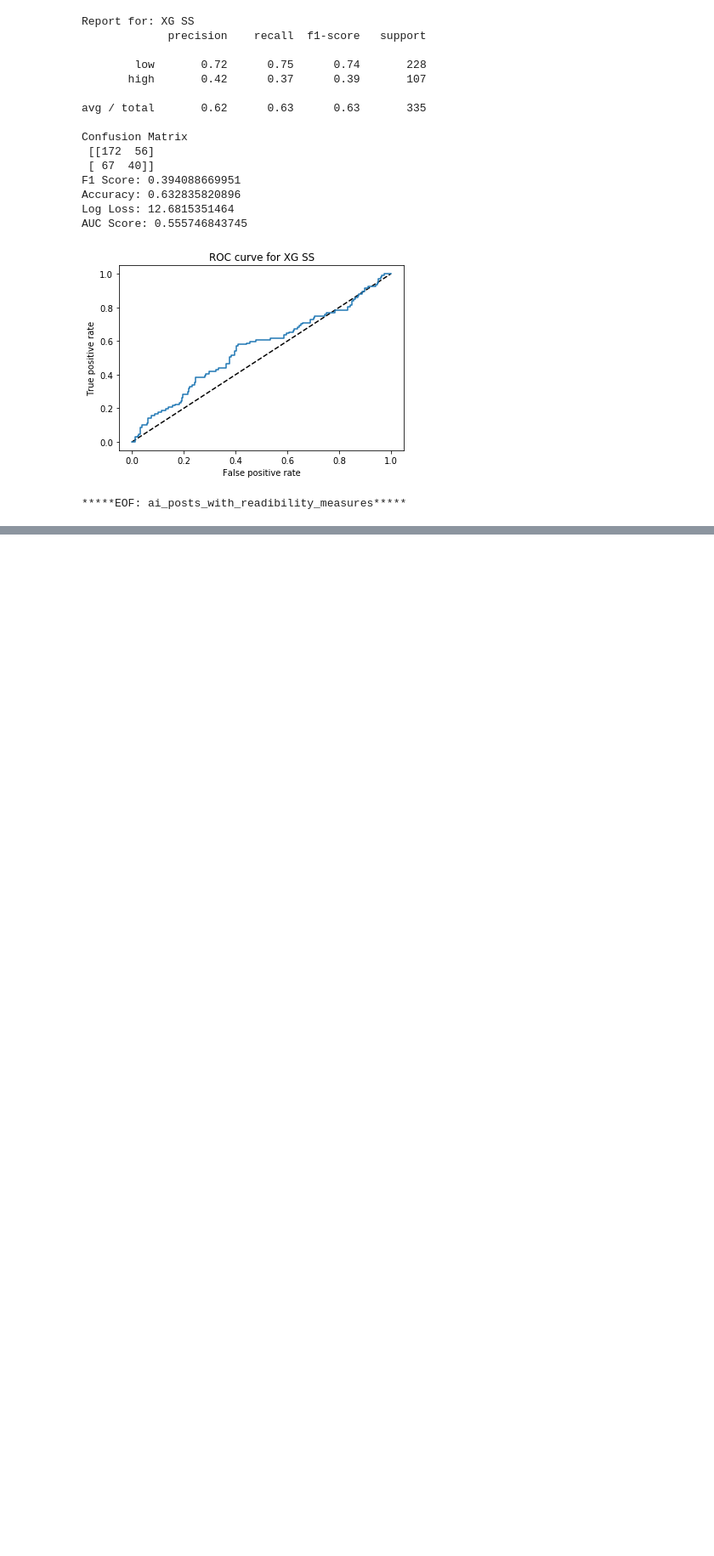
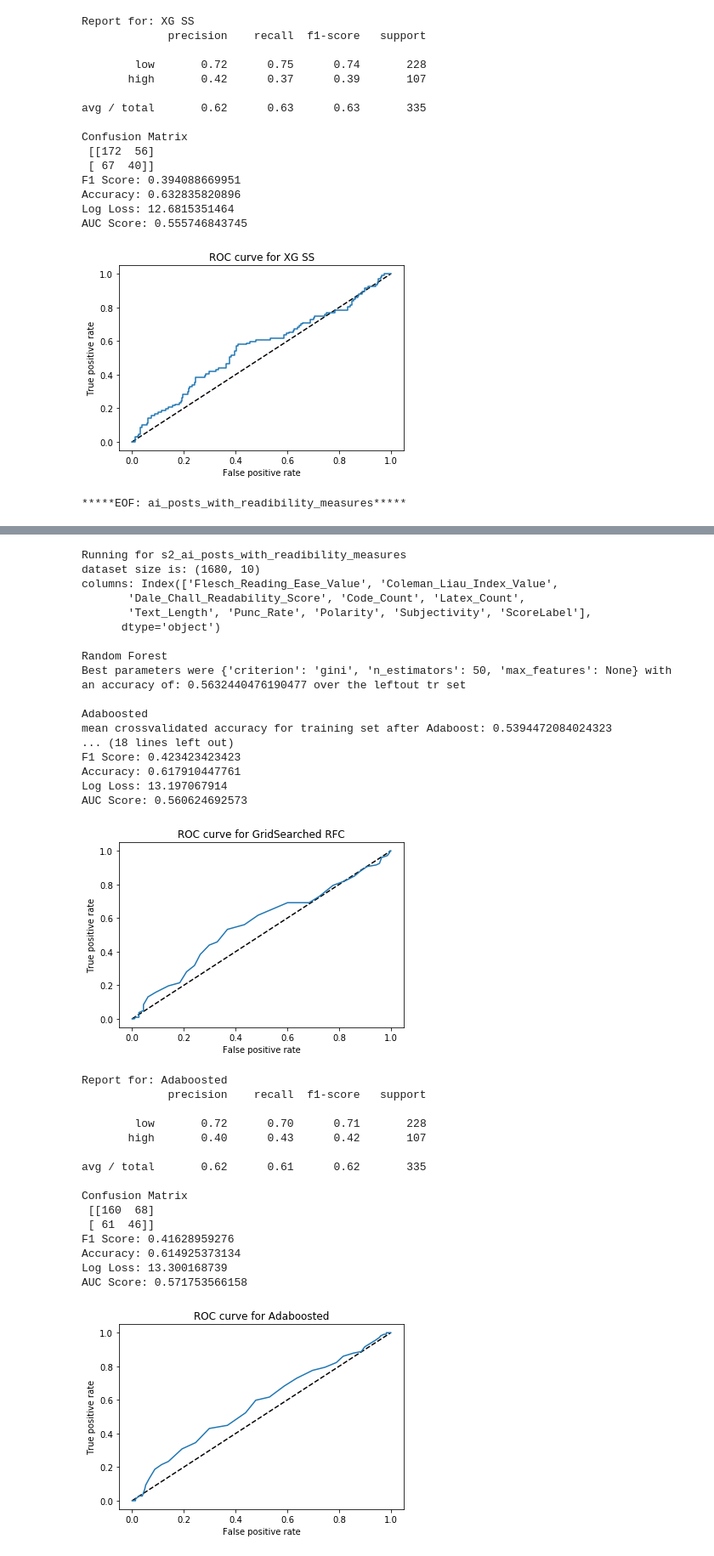
Before and after one commit to maqzi/Posts-Analyser, a Jupyter notebook: Forest-Analysis.ipynb, the cells around one changed output, grey strips where cells are left out. Shown at 85% size. Cells and saved outputs as stored; diff of their text form; code cells hidden in the pictures; blank space fills up the shorter version.

```diff
--- a/Forest-Analysis.ipynb
+++ b/Forest-Analysis.ipynb
@@ -433,0 +612,37 @@ AUC Score: 0.555746843745
+# %%
+RunForrestRun(ai2)
+# %% [output]
+Running for s2_ai_posts_with_readibility_measures
+dataset size is: (1680, 10)
+columns: Index(['Flesch_Reading_Ease_Value', 'Coleman_Liau_Index_Value',
+       'Dale_Chall_Readability_Score', 'Code_Count', 'Latex_Count',
+       'Text_Length', 'Punc_Rate', 'Polarity', 'Subjectivity', 'ScoreLabel'],
+      dtype='object')
+
+Random Forest
+Best parameters were {'criterion': 'gini', 'n_estimators': 50, 'max_features': None} with an accuracy of: 0.5632440476190477 over the leftout tr set
+
+Adaboosted
+mean crossvalidated accuracy for training set after Adaboost: 0.5394472084024323
+... (18 lines left out)
+F1 Score: 0.423423423423
+Accuracy: 0.617910447761
+Log Loss: 13.197067914
+AUC Score: 0.560624692573
+[figure, added]
+Report for: Adaboosted
+             precision    recall  f1-score   support
+
+        low       0.72      0.70      0.71       228
+       high       0.40      0.43      0.42       107
+
+avg / total       0.62      0.61      0.62       335
+
+Confusion Matrix
+ [[160  68]
+ [ 61  46]]
+F1 Score: 0.41628959276
+Accuracy: 0.614925373134
+Log Loss: 13.300168739
+AUC Score: 0.571753566158
+[figure, added]
```
Also changed, not shown: parts of 8 cells of this notebook, 4 other files.
